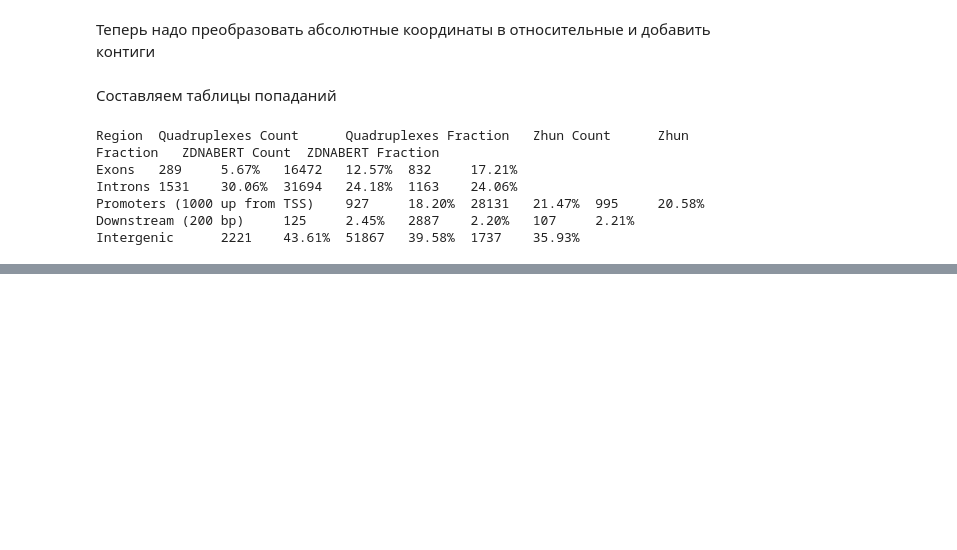
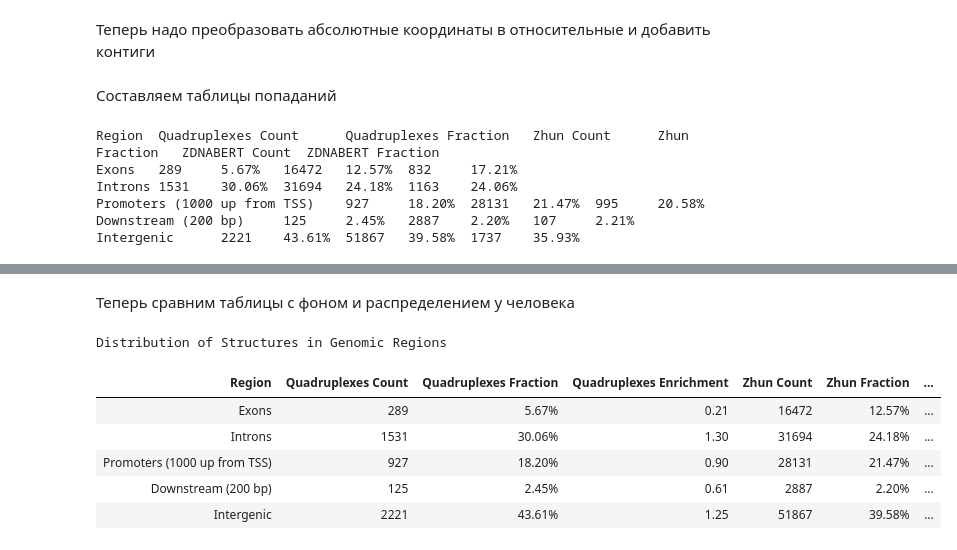
Before and after one commit to constantine1035/bioinf_group, a Jupyter notebook: hw5_Kornyakov.ipynb, the cells around one changed output, grey strips where cells are left out. Saved outputs shown, nothing was run; the diff lists cells and outputs as text; code cells hidden in the pictures; blank space fills up the shorter version.

```diff
--- a/hw5_Kornyakov.ipynb
+++ b/hw5_Kornyakov.ipynb
@@ -869,0 +884,47 @@ df_table2.columns = [
+# %% [markdown]
+Теперь сравним таблицы с фоном и распределением у человека
+# %%
+total_genome_length = sum(chrom_lengths.values())
+
+region_lengths = {}
+for region_key, region_bed in region_beds.items():
+    region_length = 0
+    for interval in region_bed:
+        region_length += interval.end - interval.start
+    region_lengths[region_key] = region_length
+
+background_fractions = {}
+for region_key in regions_order:
+    fraction = region_lengths[region_key] / total_genome_length * 100
+    background_fractions[region_key] = fraction
+
+for region_key in regions_order:
+    region_name = region_names[region_key]
+    idx = df_table1[df_table1['Region'] == region_name].index[0]
+
+    for dataset in ["Quadruplexes", "Zhun", "ZDNABERT"]:
+        observed_fraction = float(df_table1.loc[idx, f"{dataset} Fraction"].replace('%', ''))
+        expected_fraction = background_fractions[region_key]
+        enrichment = observed_fraction / expected_fraction if expected_fraction > 0 else 0
+        df_table1.loc[idx, f"{dataset} Enrichment"] = f"{enrichment:.2f}"
+
+new_columns = ["Region"]
+for dataset in ["Quadruplexes", "Zhun", "ZDNABERT"]:
+    new_columns.extend([
+        f"{dataset} Count",
+        f"{dataset} Fraction",
+        f"{dataset} Enrichment"
+    ])
+
+df_table1 = df_table1[new_columns]
+# %%
+styled_table1 = format_table(df_table1, "Distribution of Structures in Genomic Regions")
+display(styled_table1)
+# %% [output]
+Distribution of Structures in Genomic Regions
+| Region | Quadruplexes Count | Quadruplexes Fraction | Quadruplexes Enrichment | Zhun Count | Zhun Fraction | ... |
+| Exons | 289 | 5.67% | 0.21 | 16472 | 12.57% | ... |
+| Introns | 1531 | 30.06% | 1.30 | 31694 | 24.18% | ... |
+| Promoters (1000 up from TSS) | 927 | 18.20% | 0.90 | 28131 | 21.47% | ... |
+| Downstream (200 bp) | 125 | 2.45% | 0.61 | 2887 | 2.20% | ... |
+| Intergenic | 2221 | 43.61% | 1.25 | 51867 | 39.58% | ... |
```
Also changed, not shown: parts of 4 cells of this notebook.
